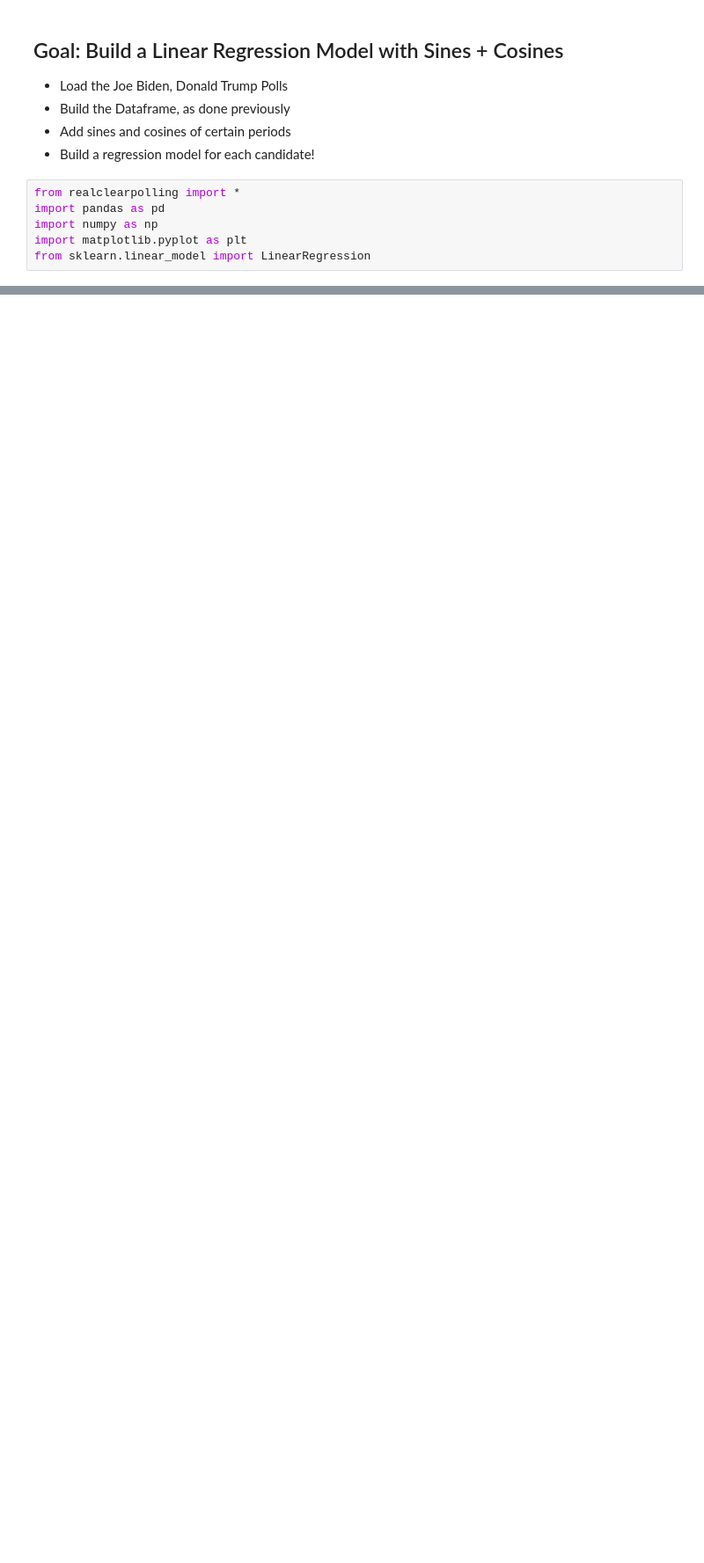
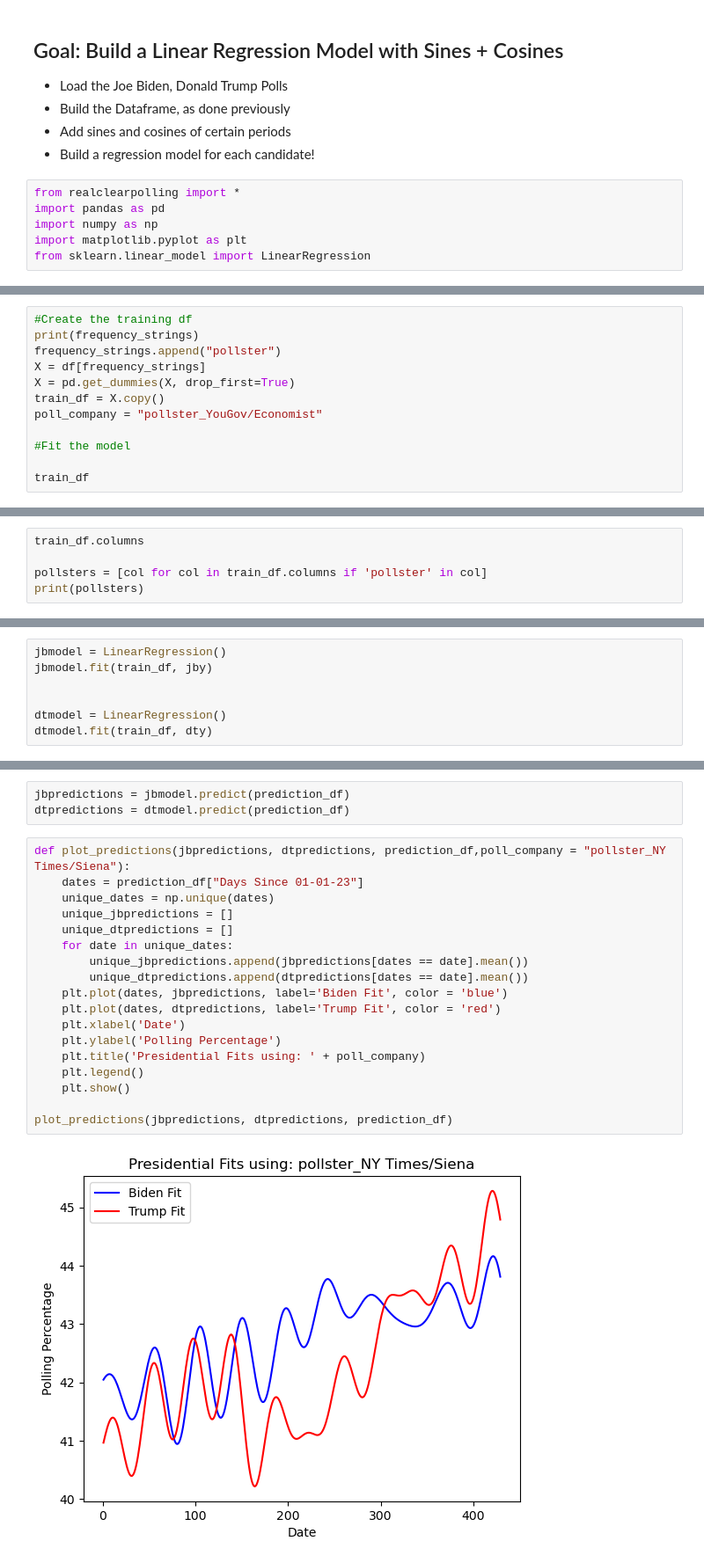
Before and after one commit to robertfeldstein/Election2024, a Jupyter notebook: linearsinemodel.ipynb, the cells around one changed output, grey strips where cells are left out. Shown: that part at 88% size. Drawn from its saved outputs; the diff is of its cells as text; blank space fills up the shorter version.

```diff
--- a/linearsinemodel.ipynb
+++ b/linearsinemodel.ipynb
@@ -81,0 +131,12 @@ plt.show()
+# %%
+#Create the training df
+print(frequency_strings)
+frequency_strings.append("pollster")
+X = df[frequency_strings]
+X = pd.get_dummies(X, drop_first=True)
+train_df = X.copy()
+poll_company = "pollster_YouGov/Economist"
+
+#Fit the model
+
+train_df
@@ -81,0 +158,5 @@ plt.show()
+# %%
+train_df.columns
+
+pollsters = [col for col in train_df.columns if 'pollster' in col]
+print(pollsters)
@@ -81,0 +165,7 @@ plt.show()
+# %%
+jbmodel = LinearRegression()
+jbmodel.fit(train_df, jby)
+
+
+dtmodel = LinearRegression()
+dtmodel.fit(train_df, dty)
@@ -81,0 +213,23 @@ plt.show()
+# %%
+jbpredictions = jbmodel.predict(prediction_df)
+dtpredictions = dtmodel.predict(prediction_df)
+# %%
+def plot_predictions(jbpredictions, dtpredictions, prediction_df,poll_company = "pollster_NY Times/Siena"):
+    dates = prediction_df["Days Since 01-01-23"]
+    unique_dates = np.unique(dates)
+    unique_jbpredictions = []
+    unique_dtpredictions = []
+    for date in unique_dates:
+        unique_jbpredictions.append(jbpredictions[dates == date].mean())
+        unique_dtpredictions.append(dtpredictions[dates == date].mean())
+    plt.plot(dates, jbpredictions, label='Biden Fit', color = 'blue')
+    plt.plot(dates, dtpredictions, label='Trump Fit', color = 'red')
+    plt.xlabel('Date')
+    plt.ylabel('Polling Percentage')
+    plt.title('Presidential Fits using: ' + poll_company)
+    plt.legend()
+    plt.show()
+
+plot_predictions(jbpredictions, dtpredictions, prediction_df)
+# %% [output]
+[figure, added]
```
Also changed, not shown: parts of 13 cells of this notebook, 6 other files.
